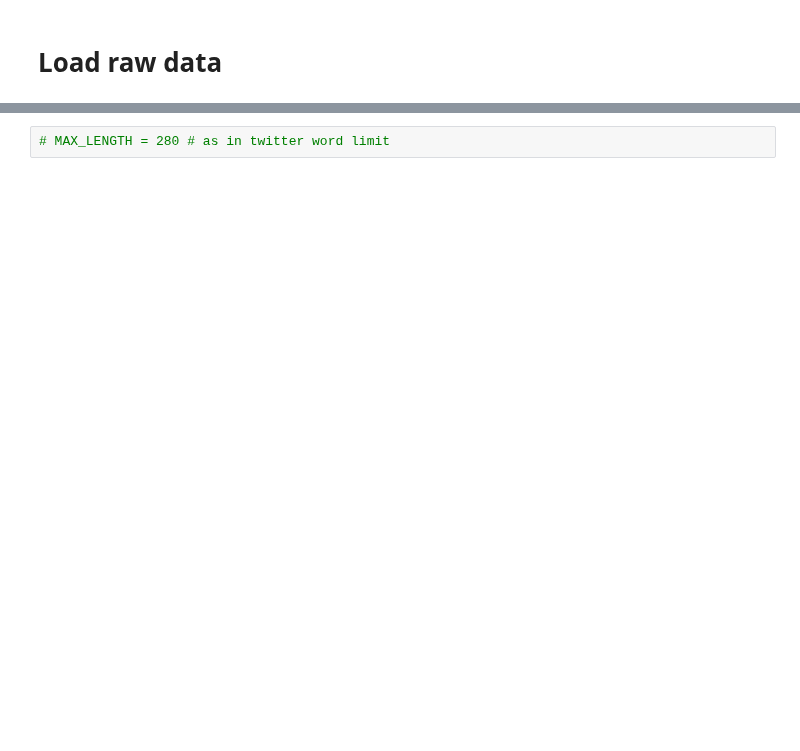
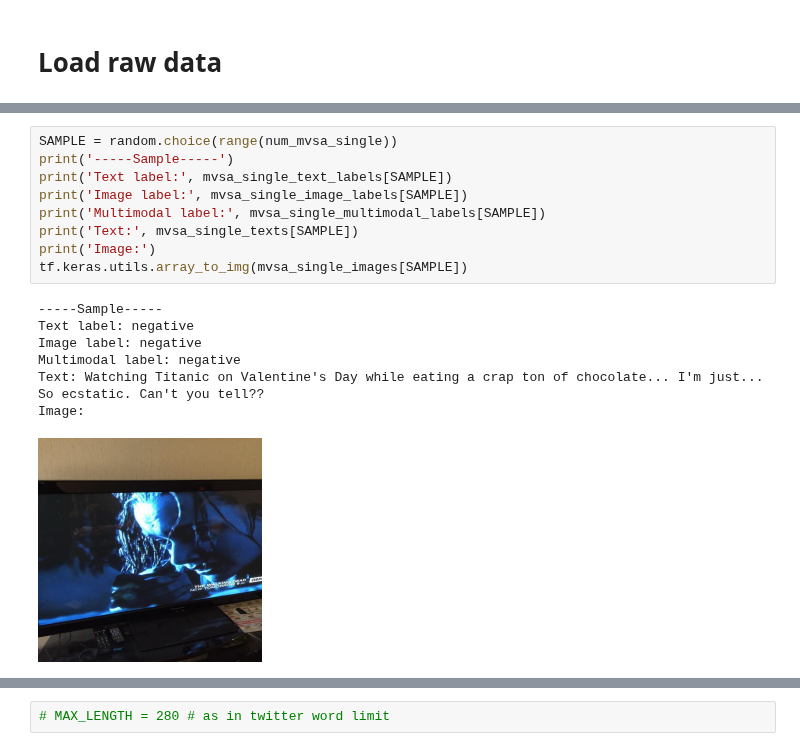
Before and after one commit to nhmt120/multimodal-sentiment-analysis, a Jupyter notebook: mvsa-feature-extraction.ipynb, the cells around one changed output, grey strips where cells are left out. Saved outputs shown, nothing was run; the diff lists cells and outputs as text; blank space fills up the shorter version.

```diff
--- a/mvsa-feature-extraction.ipynb
+++ b/mvsa-feature-extraction.ipynb
@@ -99 +150,18 @@ mvsa_multiple_image_labels = load_mvsa_data('../input/mvsa-data/mvsa-multiple-13
+# %%
+SAMPLE = random.choice(range(num_mvsa_single))
+print('-----Sample-----')
+print('Text label:', mvsa_single_text_labels[SAMPLE])
+print('Image label:', mvsa_single_image_labels[SAMPLE])
+print('Multimodal label:', mvsa_single_multimodal_labels[SAMPLE])
+print('Text:', mvsa_single_texts[SAMPLE])
+print('Image:')
+tf.keras.utils.array_to_img(mvsa_single_images[SAMPLE])
+# %% [output]
+-----Sample-----
+Text label: negative
+Image label: negative
+Multimodal label: negative
+Text: Watching Titanic on Valentine's Day while eating a crap ton of chocolate... I'm just... So ecstatic. Can't you tell??
+Image:
+[figure, added]
 # %%
```
Also changed, not shown: parts of 130 cells of this notebook.
